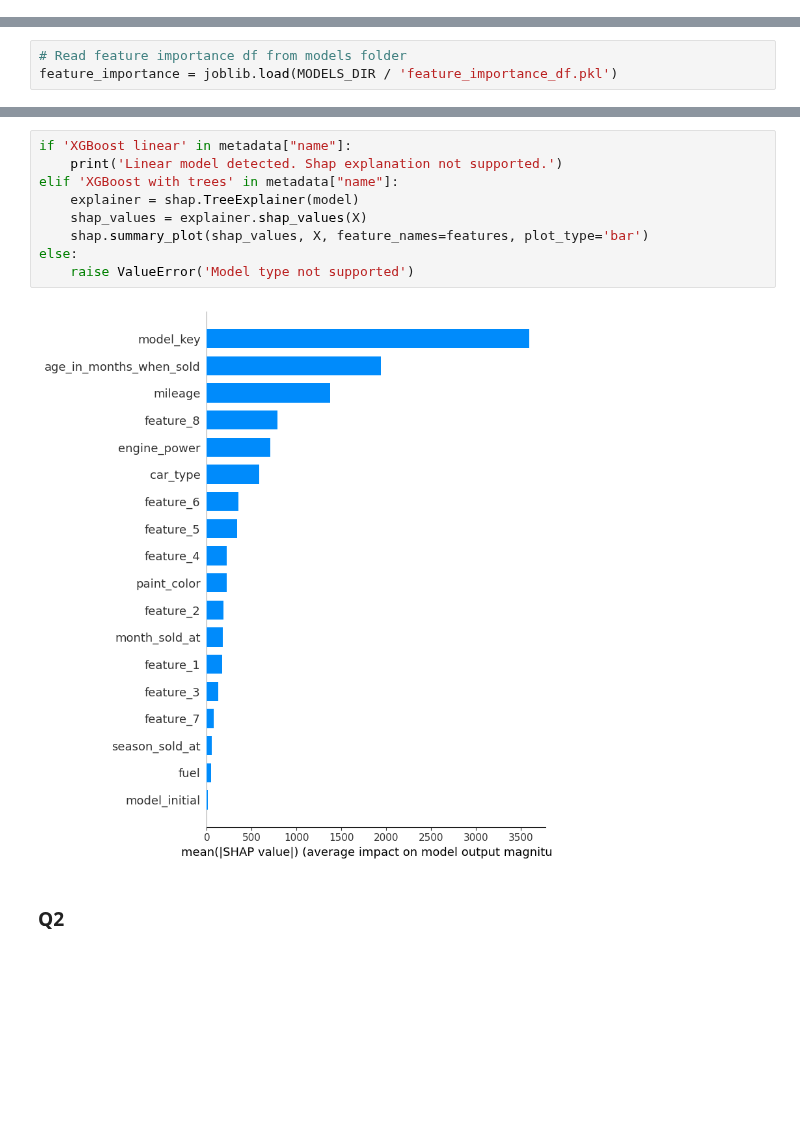
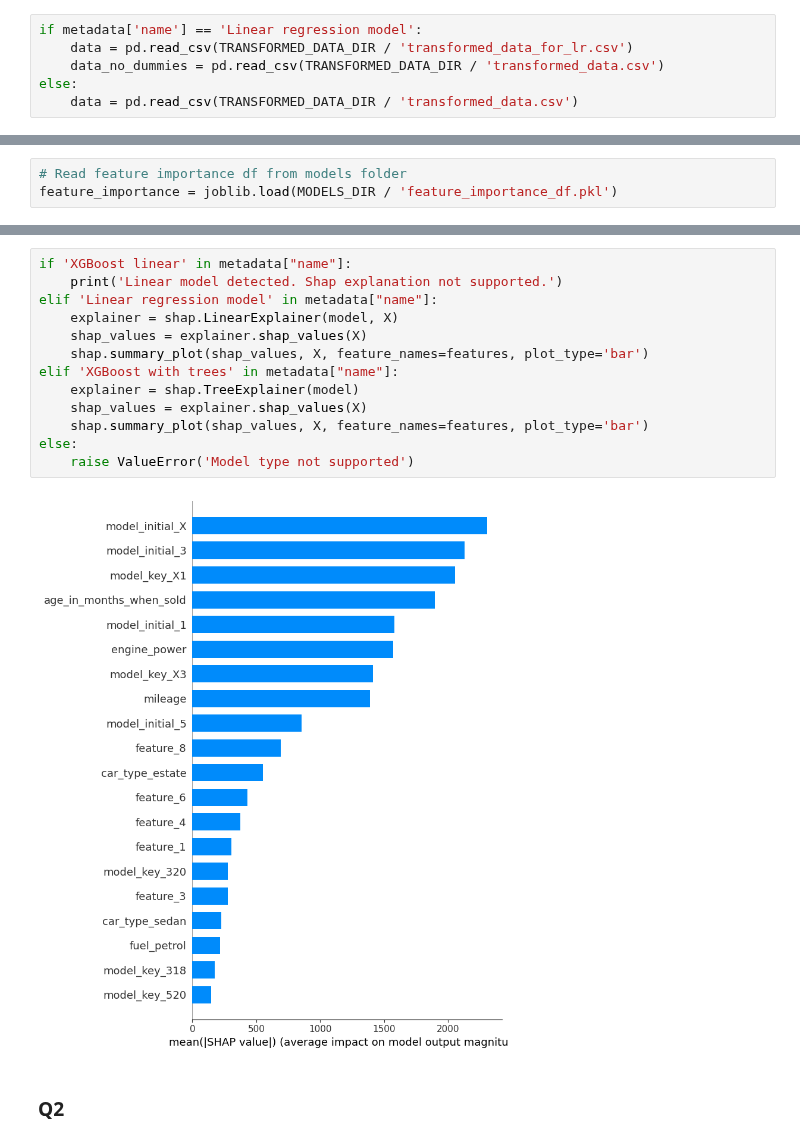
Before and after one commit to camontanezp/cars-price, a Jupyter notebook: notebooks/09_answer_questions.ipynb, the cells around one changed output, grey strips where cells are left out. Cells and saved outputs as stored; diff of their text form; blank space fills up the shorter version.

Commit message:
Add first control flow for linear regression

```diff
--- a/notebooks/09_answer_questions.ipynb
+++ b/notebooks/09_answer_questions.ipynb
@@ -14,3 +21,9 @@ data = pd.read_csv(TRANSFORMED_DATA_DIR / 'transformed_data.csv')
+# %%
+if metadata['name'] == 'Linear regression model':
+    data = pd.read_csv(TRANSFORMED_DATA_DIR / 'transformed_data_for_lr.csv')
+    data_no_dummies = pd.read_csv(TRANSFORMED_DATA_DIR / 'transformed_data.csv')
+else:
+    data = pd.read_csv(TRANSFORMED_DATA_DIR / 'transformed_data.csv')
 # %%
 data.shape
 # %% [output]
@@ -117,14 +107,18 @@ shap.initjs()
 # %%
 if 'XGBoost linear' in metadata["name"]:
     print('Linear model detected. Shap explanation not supported.')
+elif 'Linear regression model' in metadata["name"]:
+    explainer = shap.LinearExplainer(model, X)
+    shap_values = explainer.shap_values(X)
+    shap.summary_plot(shap_values, X, feature_names=features, plot_type='bar')
 elif 'XGBoost with trees' in metadata["name"]:
     explainer = shap.TreeExplainer(model)
     shap_values = explainer.shap_values(X)
     shap.summary_plot(shap_values, X, feature_names=features, plot_type='bar')
 else:
     raise ValueError('Model type not supported')
 # %% [output]
-[figure, old version]
+[figure, new version]
 # %% [markdown]
 ### Q2
 # %% [markdown]
```
Also changed, not shown: parts of 22 cells of this notebook.
